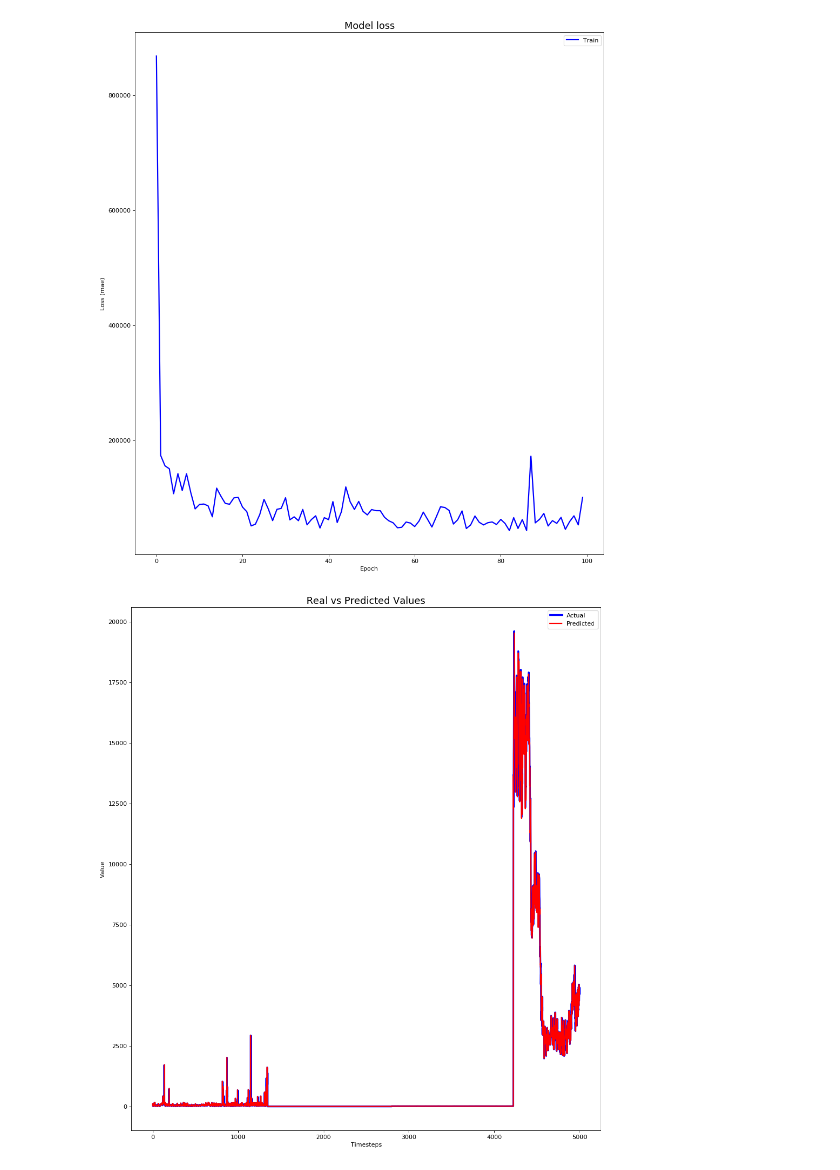
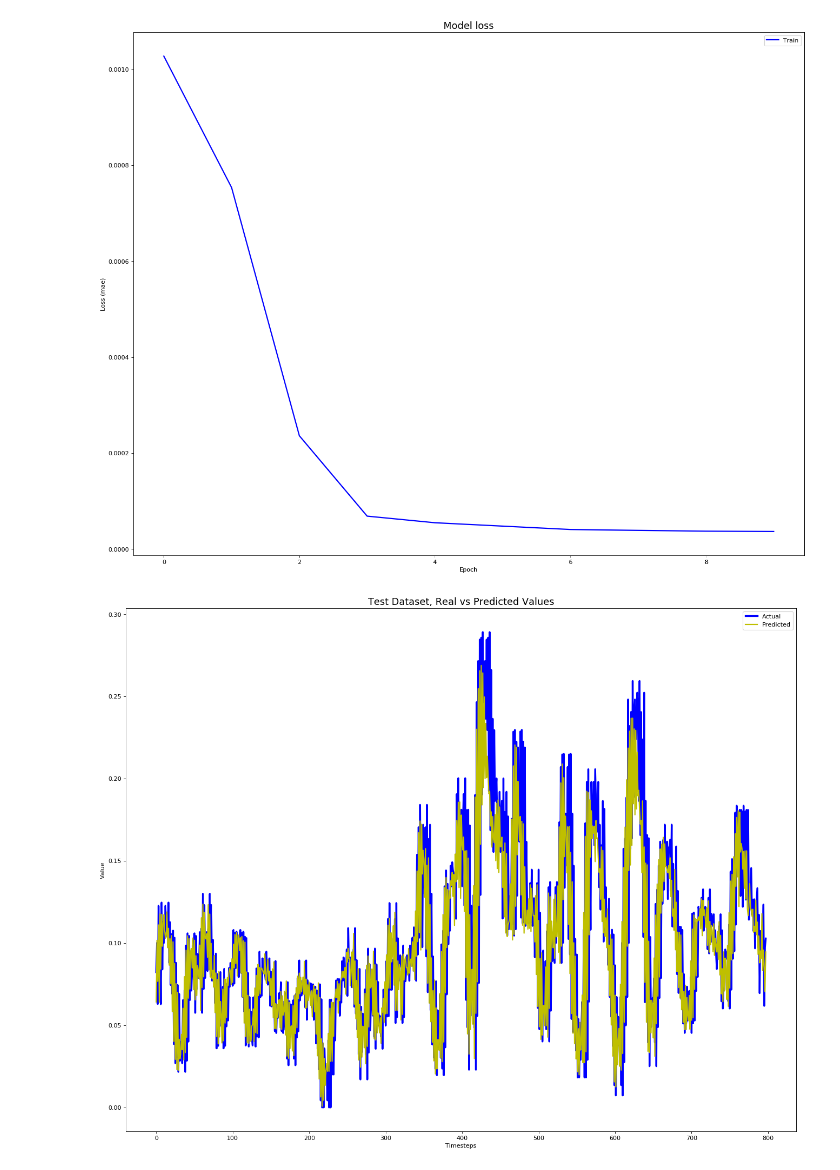
Before and after one commit to DawidSitnik/Anomaly-Detection-in-Time-Series-Datasets, a Jupyter notebook: LSTM_approach.ipynb, the cells around one changed output. Cells and saved outputs as stored; diff of their text form; code cells hidden in the pictures.

```diff
--- a/LSTM_approach.ipynb
+++ b/LSTM_approach.ipynb
@@ -33,17 +35,19 @@ file_path = './A1Benchmark/'
 # %%
-for i in range(1,13):
+for i in range(1,2):
     #reading csv
     name = file_path+"real_"+str(i)+'.csv'
     df = pd.read_csv(name, encoding = "ISO-8859-1", header=0)
     df = df.iloc[::-1]
     df.columns = ['timestamp', 'value', 'is_anomaly']
     df_full_with_anomalies = pd.concat([df_full_with_anomalies, df.reset_index()], sort=True, axis=0)
+    rolling_with_anomalies = df_full_with_anomalies.value.rolling(window=5)
+    df_full_with_anomalies['value'] = rolling_with_anomalies.mean()
     #delete anomalies from dataset
     df_no_anomalies = df[df.is_anomaly != 1]
     df_no_anomalies = df_no_anomalies.iloc[::-1]
 
     #smoothing signal
-    rolling = df_no_anomalies.value.rolling(window=1)
+    rolling = df_no_anomalies.value.rolling(window=5)
     df_no_anomalies['value'] = rolling.mean()
 
     #droping unused columns
@@ -58,7 +62,10 @@ for i in range(1,13):
 df_full = df_full.drop(columns=['index'])
 #data normalization
 # df_full = (df_full - df_full.mean()) / (df_full.max() - df_full.min())
-figure(num=None, figsize=(12,16), dpi=80, facecolor='w', edgecolor='k')
-plt.plot(df_full.reset_index().value)
+fig, ax = plt.subplots(num=None, figsize=(30,20), dpi=80, facecolor='w', edgecolor='k')
+
+ax.plot(df_full_with_anomalies.reset_index().value)
+ax.plot(df_full_with_anomalies[df_full_with_anomalies.is_anomaly == 1].value, 'r', marker="o")
+# fig.show()
 # %% [output]
 [<matplotlib.lines.Line2D at 0x...>]
@@ -72,10 +102,10 @@ X = np.array(X)
 X = X.reshape(X.shape[0], timesteps)
 Y = X[:, 0]
 
-x_train = X[:10000, :]
+x_train = X[:1000, :]
 x_train = x_train.reshape(x_train.shape[0],timesteps, 1)
 
-x_test = X[10000:15000, :]
+x_test = X[1000:1400, :]
 x_test = x_test.reshape(x_test.shape[0],timesteps, 1)
 
 
@@ -138,6 +146,6 @@ y_train = x_train
 x_train = np.delete(x_train, 0, axis=0)
 y_train = np.delete(y_train, y_train.shape[0]-1, axis=0)
 # %%
-lstm_model = model.fit(x_train, y_train , epochs=100, batch_size=5, verbose=0)
-# model.load_weights('./model_15-03-2020_21_18_12.h5')
+lstm_model = model.fit(x_train, y_train , epochs=10, batch_size=5, verbose=0)
+#lstm_model = model.load_weights('./weights/weights_21-04-2020_06_52_46.h5')
 # %% [output]
@@ -152,15 +160,16 @@ weights_name = "weights_"+d.strftime('%d-%m-%Y_%H_%M_%S')+".h5"
 model.save_weights("./weights/"+weights_name)
 # %%
 history = lstm_model.history
-fig,ax = plt.subplots(figsize=(14,16), dpi=80)
+fig,ax = plt.subplots(figsize=(20,16), dpi=80)
 ax.plot(history['loss'], 'b', label="Train", linewidth=2)
 ax.set_ylabel('Loss (mae)')
 ax.set_xlabel('Epoch')
 ax.set_title('Model loss', fontsize =16)
 ax.legend(loc='upper right')
+plt.savefig('model_loss.png')
 plt.show()
 # %% [output]
-[figure, old version]
+[figure, new version]
 # %%
 # demonstrate reconstruction
 y_test = x_test
@@ -170,13 +179,14 @@ yhat = model.predict(x_test, verbose=0)
 y_test = y_test.reshape((y_test.shape[0]*y_test.shape[1]),1)[0::5]
 yhat = yhat.reshape((yhat.shape[0]*yhat.shape[1]),1)[0::5]
 # %%
-fig,ax = plt.subplots(figsize=(14,16), dpi=80)
+fig,ax = plt.subplots(figsize=(20,16), dpi=80)
 ax.plot(y_test, 'b', label="Actual", linewidth=3)
-ax.plot(yhat, 'r', label="Predicted", linewidth=2)
+ax.plot(yhat, 'y', label="Predicted", linewidth=2)
 ax.set_ylabel('Value')
 ax.set_xlabel('Timesteps')
-ax.set_title('Real vs Predicted Values', fontsize =16)
+ax.set_title('Test Dataset, Real vs Predicted Values', fontsize =16)
 ax.legend(loc='upper right')
+plt.savefig('test.png')
 plt.show()
 # %% [output]
-[figure, old version]
+[figure, new version]
```
Also changed, not shown: parts of 19 cells of this notebook.
